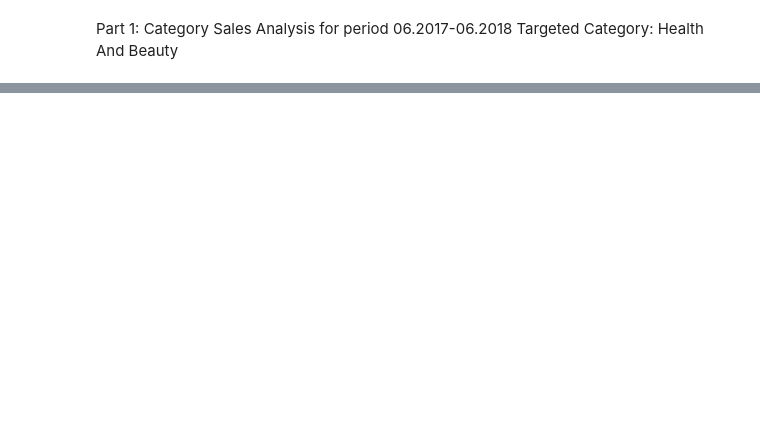
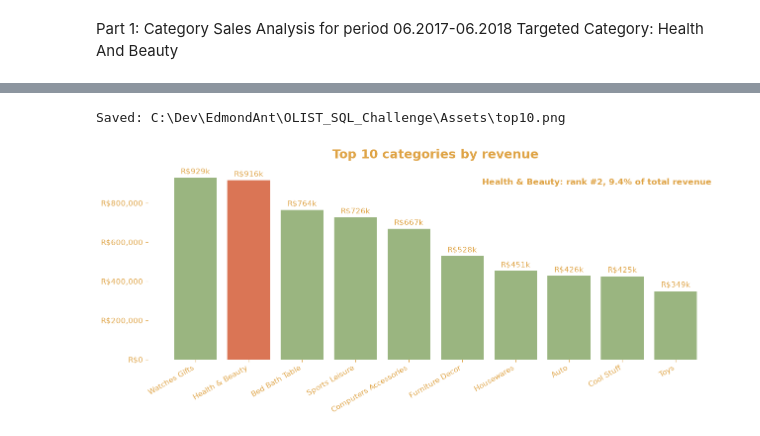
Before and after one commit to EdmondAnt/OLIST_Ecommerce_Sales_Analysis, a Jupyter notebook: Notebooks/Sales Category Analysis.ipynb, the cells around one changed output, grey strips where cells are left out. Drawn from its saved outputs; the diff is of its cells as text; code cells hidden in the pictures; blank space fills up the shorter version.

Commit message:
1. Added new SQL queries 2. Fixed Bugs in all Queries 3. Added Python Notebook with analysis and charts. 4. Finished parts 1,2 and 4 of report.

```diff
--- a/Notebooks/Sales Category Analysis.ipynb
+++ b/Notebooks/Sales Category Analysis.ipynb
@@ -21,6 +73,5 @@ Part 1: Category Sales Analysis for period 06.2017-06.2018
 Targeted Category: Health And Beauty
 # %%
 # Connecting to MSSQL Server database
-database = "OlistDB"
-server = r"localhost\SQLEXPRESS"
-engine = sql.mssql_engine(server, database)
+print(project_root)
+engine = sql.mssql_engine(SERVER, DATABASE)
@@ -27,7 +82,14 @@ engine = sql.mssql_engine(server, database)
 # %%
 print("Data returned from Microsoft SQL Server:")
-df_category_revenue = sql.load_sql_to_df(r"Queries\SQL Business queries\SQL Revenue by Category.sql",
-                                     engine.connect())
+df_category_revenue = sql.load_sql_to_df(str(QUERIES_DIR/"SQL Revenue by Category.sql"), engine)
+df_category_revenue = clean.clean_category_names(df_category_revenue, CAT_NAME_COL, {"Health Beauty": "Health & Beauty"})
+
+
+# Filter Health & Beauty Category
+hb_row =  df_category_revenue[df_category_revenue[CAT_NAME_COL] == TARGET]
+if hb_row.empty:
+    raise ValueError(f"'{TARGET}' not found. Categories: {df_category_revenue[CAT_NAME_COL].tolist()[:10]}...")
+
 df_category_revenue.head(5)
 # %% [output]
 Data returned from Microsoft SQL Server:
@@ -35,3 +101,0 @@ TypeError: exceptions must derive from BaseException
-# %%
-df_category_revenue['category_name'] = df_category_revenue['category_name'].str.strip("\r")
-df_category_revenue.head(5)
@@ -40,0 +102,28 @@ df_top_revenue
+# %%
+hb_rank = hb_row.index[0] + 1
+hb_share = hb_row[GMV_COL].iloc[0] / df_category_revenue[GMV_COL].sum() * 100
+
+top10 = df_category_revenue.head(10)
+bar_colors = [
+    OLIST_COLORS["coral_orange"] if name == TARGET else OLIST_COLORS["sage_green"]
+    for name in top10[CAT_NAME_COL]
+]
+
+fig, ax = plt.subplots()
+bars = ax.bar(top10[CAT_NAME_COL], top10[GMV_COL], color=bar_colors, alpha=0.85)
+ax.bar_label(bars, labels=[f"R${v / 1000:,.0f}k" for v in top10[GMV_COL]], padding=3, color = OLIST_COLORS["gold"])
+ax.yaxis.set_major_formatter("R${x:,.0f}")
+plt.setp(ax.get_xticklabels(), rotation=30, ha="right")
+ax.set_title("Top 10 categories by revenue")
+ax.text(
+    0.98, 0.95,
+    f"{TARGET}: rank #{hb_rank}, {hb_share:.1f}% of total revenue",
+    transform=ax.transAxes, ha="right", va="top",
+    fontsize=12, fontweight="bold", color = OLIST_COLORS["gold"],
+)
+
+clean.save_chart(fig, ASSETS_DIR/"top10.png")
+plt.show()
+# %% [output]
+Saved: C:\Dev\EdmondAnt\OLIST_SQL_Challenge\Assets\top10.png
+[figure, added]
```
Also changed, not shown: parts of 10 cells of this notebook, 19 other files.
